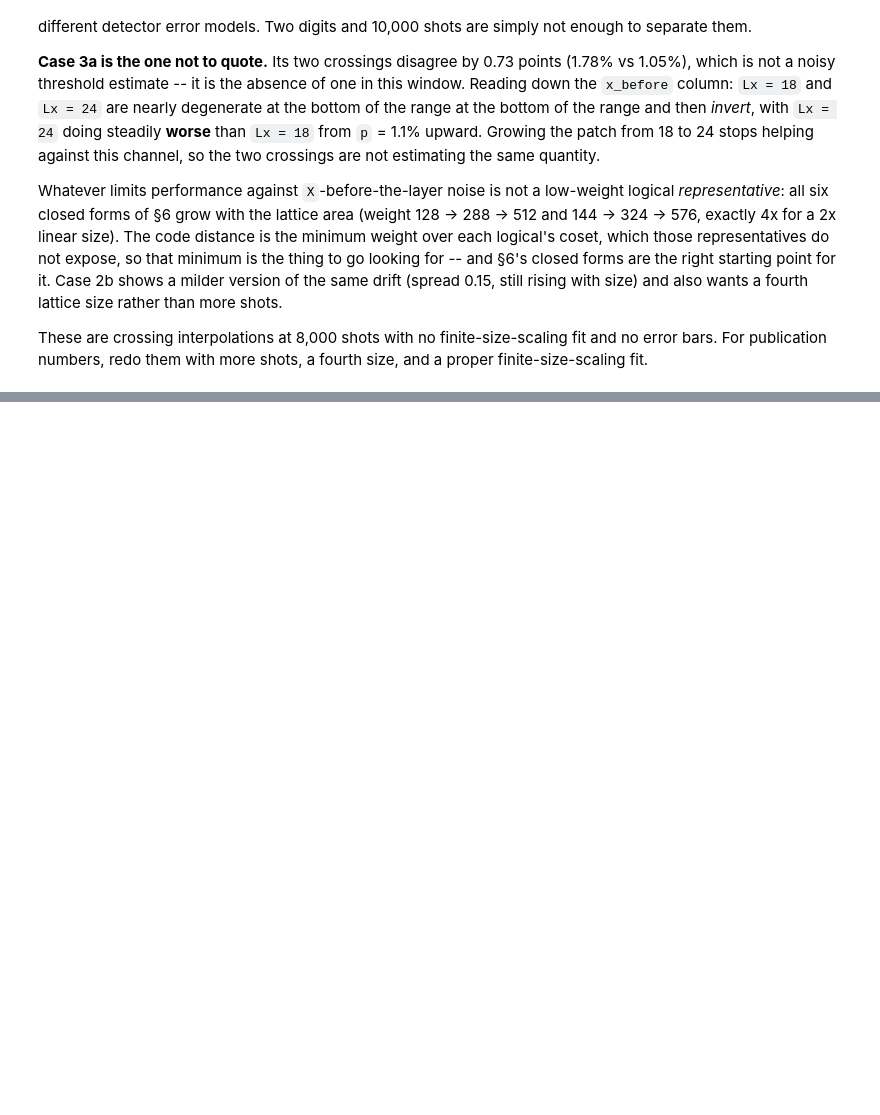
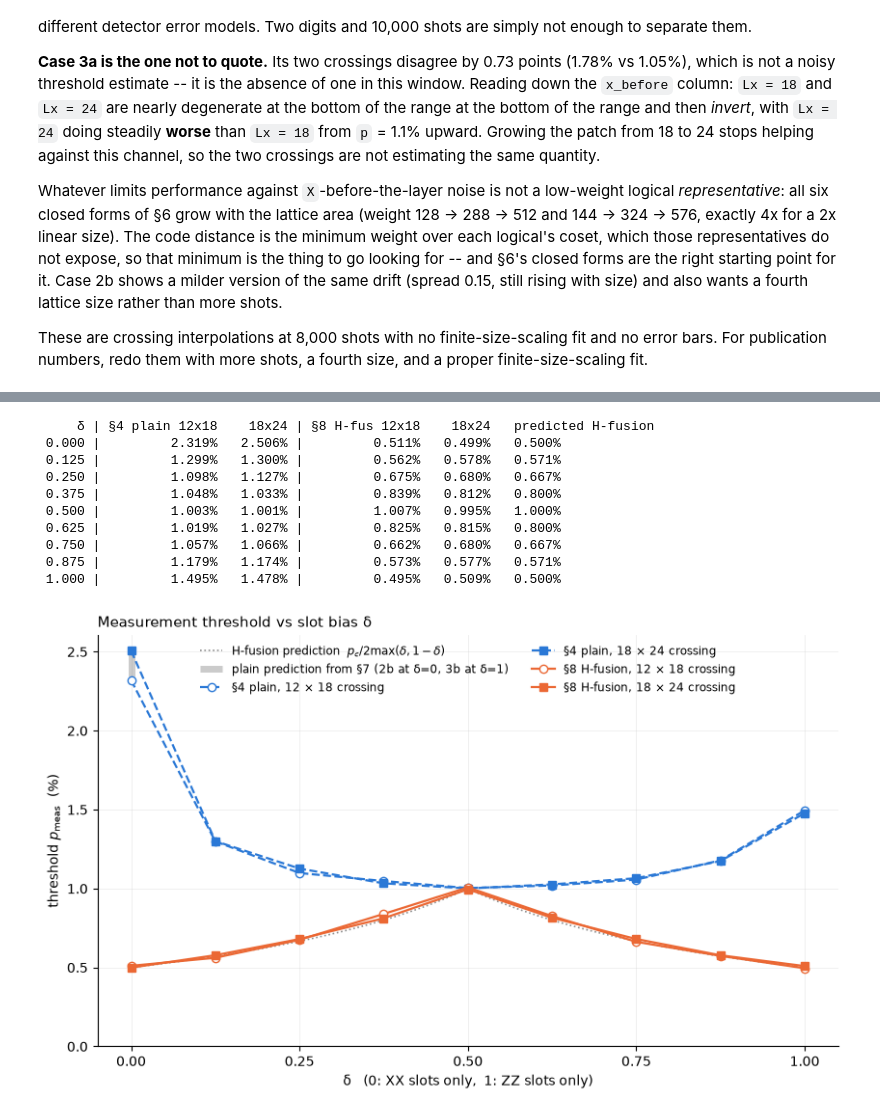
Before and after one commit to anxious-pineapple/Errors-in-FBQC-Code, a Jupyter notebook: Code/HexagonMOD2_fbqc_walkthrough.ipynb, the cells around one changed output, grey strips where cells are left out. Saved outputs shown, nothing was run; the diff lists cells and outputs as text; code cells hidden in the pictures; blank space fills up the shorter version.

```diff
--- a/Code/HexagonMOD2_fbqc_walkthrough.ipynb
+++ b/Code/HexagonMOD2_fbqc_walkthrough.ipynb
@@ -536,9 +543,11 @@ STEP_NAMES = [c[0] + k for c, k in STEP_SCHEDULE]   # rXX gZZ bXX rZZ gXX bZZ
 OPPOSITE = {"XX": "ZZ", "ZZ": "XX"}
 
 
-def build(st, p_meas=0.0, had=had_self):
+def build(st, p_meas=0.0, had=had_self, hfuse=None):
     """Prepare |+> everywhere, CZ each vertex to its own next (periodic)
     timestep, apply the Hadamard layer, then run the 6-step schedule.
+    `hfuse(net, p, r, kind)`, if given, picks the fusions that become §8's
+    H-fusion; by default every fusion is the plain one.
 
     Returns (circuit, records, nmeas) where
     records[(t, colour, kind, p, r)] = (XX record index, ZZ record index)."""
@@ -566,6 +575,8 @@ def build(st, p_meas=0.0, had=had_self):
         for step, (colour, kind) in enumerate(STEP_SCHEDULE):
             t = 6 * c + step
             for (p, r) in colour_edges[colour]:
+                if hfuse is not None and hfuse(net, p, r, kind):
+                    circuit.append("H", [st.q(*p, t), st.q(*r, t)])   # §8 H-fusion
                 fusion(circuit, st.q(*p, t), st.q(*r, t), p_meas)
                 records[(t, colour, kind, p, r)] = (n, n + 1)   # (XX slot, ZZ slot)
                 n += 2
@@ -1559,0 +2419,11 @@ size, and a proper finite-size-scaling fit.
+# %%
+t_all = time.time()
+for p in BIAS_P["erase"]:
+    for variant in VARIANTS:
+        for x in TH_SIZES:
+            t0 = time.time()
+            bias_results[("erase", variant, x, p)] = bias_sweep(x, variant, "erase", p, BIAS_DELTAS["erase"])
+            print(f"  erase p={p:.2f} {variant:>11} Lx={3 * x}: ({time.time() - t0:.0f}s)", flush=True)
+print(f"\ntotal: {time.time() - t_all:.0f}s")
+
+print_bias_table("erase")
@@ -1559,0 +2585,53 @@ size, and a proper finite-size-scaling fit.
+# %%
+def th_prediction_hfusion(delta):
+    return P_C_MEAS / (2 * np.maximum(delta, 1 - delta))
+
+
+fmt = lambda x: f"{x * 100:.3f}%" if x is not None else "--"
+print(f"{'δ':>6} | {'§4 plain 12x18':>14} {'18x24':>8} | {'§8 H-fus 12x18':>14} {'18x24':>8}   predicted H-fusion")
+for delta in TH_DELTAS:
+    a, b = (th_vs_delta[(v, delta)]['crossings'] for v in VARIANTS)
+    print(f"{delta:>6.3f} | {fmt(a[0]):>14} {fmt(a[1]):>8} | {fmt(b[0]):>14} {fmt(b[1]):>8}   "
+          f"{th_prediction_hfusion(delta) * 100:.3f}%")
+
+fig, ax = plt.subplots(figsize=(8.5, 5.2))
+dd = np.linspace(0, 1, 201)
+ax.plot(dd, th_prediction_hfusion(dd) * 100, color="0.55", lw=1.2, ls=":",
+        label="H-fusion prediction  $p_c / 2\\max(δ, 1-δ)$")
+for k, (d, (lo, hi)) in enumerate(P_TH_PLAIN_ENDS.items()):
+    edge = [x * (1 - x) * 100 for x in (lo, hi)]      # XX rate 2p = 2x(1-x)
+    ax.plot([d, d], edge, color="0.55", lw=5, alpha=.45, solid_capstyle="butt",
+            label="plain prediction from §7 (2b at δ=0, 3b at δ=1)" if k == 0 else None)
+CODE_COLOUR = {"§4 plain": "#2a78d6", "§8 H-fusion": "#eb6834"}
+PAIR_MARK = {0: ("o", "12 × 18"), 1: ("s", "18 × 24")}
+for variant in VARIANTS:
+    for k, (mk, pair) in PAIR_MARK.items():
+        pts = [(d, th_vs_delta[(variant, d)]['crossings'][k]) for d in TH_DELTAS]
+        pts = [(d, x) for d, x in pts if x is not None]
+        ax.plot([d for d, _ in pts], [x * 100 for _, x in pts], marker=mk, ms=6, lw=1.6,
+                color=CODE_COLOUR[variant], mfc="white" if k == 0 else CODE_COLOUR[variant],
+                ls=STYLE[variant]["ls"], label=f"{variant}, {pair} crossing")
+ax.set_xlabel("δ   (0: XX slots only,  1: ZZ slots only)")
+ax.set_ylabel("threshold $p_\\mathrm{meas}$  (%)")
+ax.set_xticks(np.linspace(0, 1, 5))
+ax.set_ylim(bottom=0)
+ax.grid(alpha=.22, linewidth=.6)
+ax.set_axisbelow(True)
+for s in ("top", "right"):
+    ax.spines[s].set_visible(False)
+ax.legend(fontsize=8.5, frameon=False, loc="upper center", ncol=2)
+ax.set_title("Measurement threshold vs slot bias δ", fontsize=11, loc="left")
+fig.tight_layout()
+plt.show()
+# %% [output]
+     δ | §4 plain 12x18    18x24 | §8 H-fus 12x18    18x24   predicted H-fusion
+ 0.000 |         2.319%   2.506% |         0.511%   0.499%   0.500%
+ 0.125 |         1.299%   1.300% |         0.562%   0.578%   0.571%
+ 0.250 |         1.098%   1.127% |         0.675%   0.680%   0.667%
+ 0.375 |         1.048%   1.033% |         0.839%   0.812%   0.800%
+ 0.500 |         1.003%   1.001% |         1.007%   0.995%   1.000%
+ 0.625 |         1.019%   1.027% |         0.825%   0.815%   0.800%
+ 0.750 |         1.057%   1.066% |         0.662%   0.680%   0.667%
+ 0.875 |         1.179%   1.174% |         0.573%   0.577%   0.571%
+ 1.000 |         1.495%   1.478% |         0.495%   0.509%   0.500%
+[figure, added]
```
Also changed, not shown: parts of 38 cells of this notebook, 26 other files.
